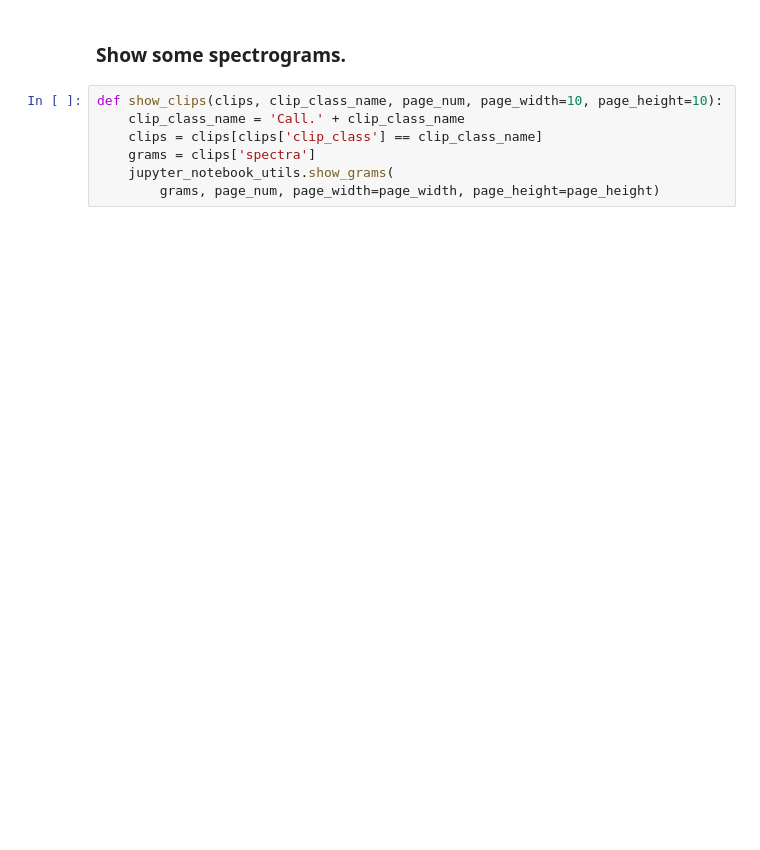
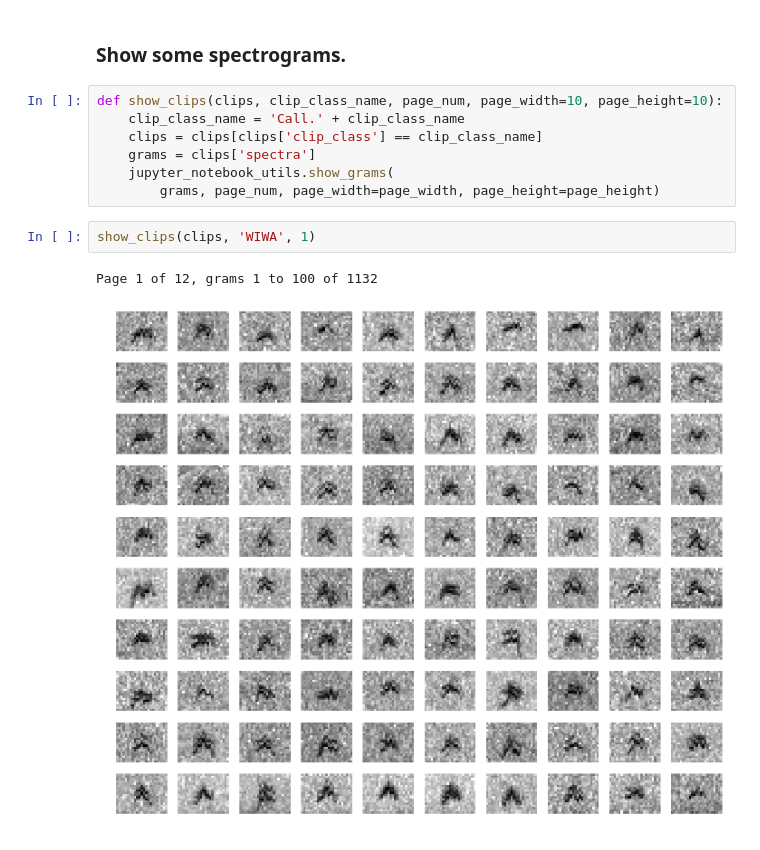
Before and after one commit to HaroldMills/Vesper, a Jupyter notebook: ipython/Species Classification.ipynb, the cells around one changed output. Saved outputs shown, nothing was run; the diff lists cells and outputs as text; blank space fills up the shorter version.

```diff
--- a/ipython/Species Classification.ipynb
+++ b/ipython/Species Classification.ipynb
@@ -62,4 +62,9 @@ def show_clips(clips, clip_class_name, page_num, page_width=10, page_height=10):
     grams = clips['spectra']
     jupyter_notebook_utils.show_grams(
         grams, page_num, page_width=page_width, page_height=page_height)
+# %%
+show_clips(clips, 'WIWA', 1)
+# %% [output]
+Page 1 of 12, grams 1 to 100 of 1132
+[figure, added]
 # %%
```
Also changed, not shown: parts of 5 cells of this notebook, 1 other file.
